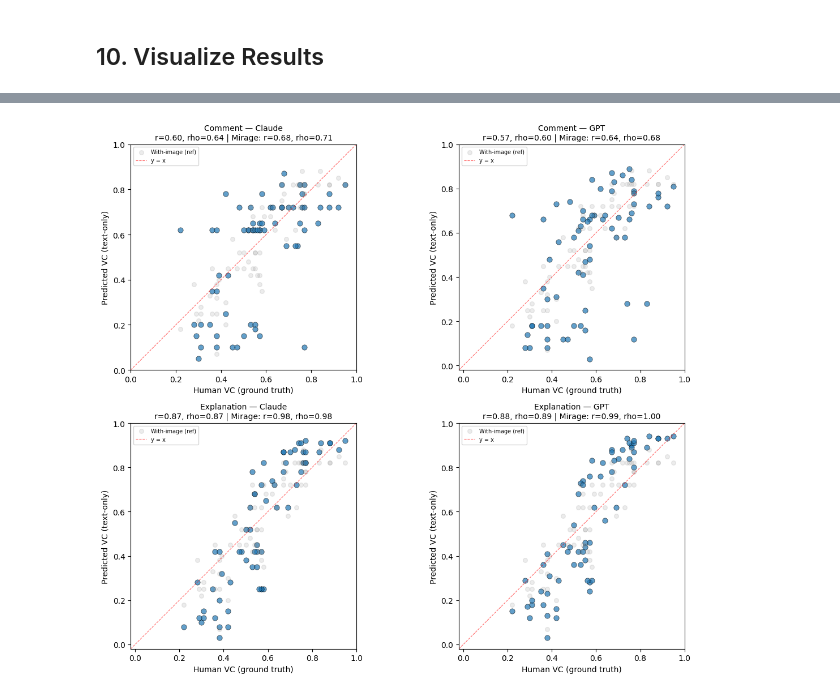
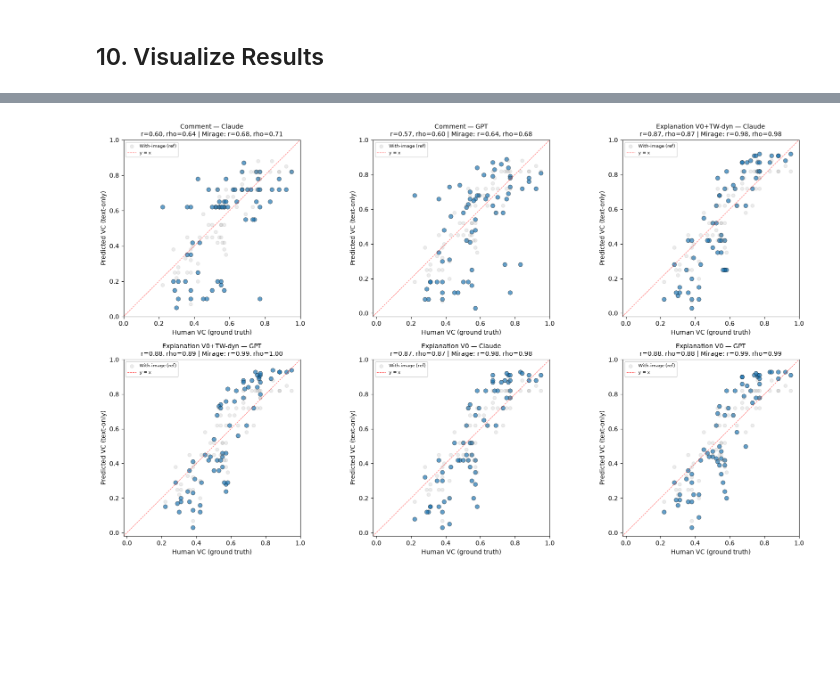
Before and after one commit to mling216/comment-post-processing, a Jupyter notebook: Claude_vc_prediction/Mirage_Score_Analysis.ipynb, the cells around one changed output, grey strips where cells are left out. Saved outputs shown, nothing was run; the diff lists cells and outputs as text; code cells hidden in the pictures; blank space fills up the shorter version.

```diff
--- a/Claude_vc_prediction/Mirage_Score_Analysis.ipynb
+++ b/Claude_vc_prediction/Mirage_Score_Analysis.ipynb
@@ -636,17 +739,21 @@ def compute_correlations(df: pd.DataFrame, pred_col: str, gt_col: str = 'vc_huma
     return r, p_r, rho, p_rho
 
 
-# Conditions: base prompt + explicit-no-image prompt variant
+# Conditions: image reference, text inputs, and explicit-no-image prompt variants
 CONDITIONS = [
     ('With Image\n(v0_tw_dyn)',                    'vc_img'),
     ('Comment\nClaude',                            'vc_comment_claude'),
     ('Comment\nGPT',                               'vc_comment_gpt'),
-    ('Explanation\nClaude',                        'vc_explanation_claude'),
-    ('Explanation\nGPT',                           'vc_explanation_gpt'),
+    ('Explanation\nClaude\n(v0_tw_dyn)',          'vc_explanation_claude'),
+    ('Explanation\nGPT\n(v0_tw_dyn)',             'vc_explanation_gpt'),
+    ('Explanation\nClaude\n(V0)',                 'vc_v0_explanation_claude'),
+    ('Explanation\nGPT\n(V0)',                    'vc_v0_explanation_gpt'),
     ('Comment\nClaude\n(No-image stated)',        'vc_comment_claude_no_image_stated'),
     ('Comment\nGPT\n(No-image stated)',           'vc_comment_gpt_no_image_stated'),
-    ('Explanation\nClaude\n(No-image stated)',    'vc_explanation_claude_no_image_stated'),
-    ('Explanation\nGPT\n(No-image stated)',       'vc_explanation_gpt_no_image_stated'),
+    ('Explanation\nClaude\n(v0_tw_dyn, no-image)', 'vc_explanation_claude_no_image_stated'),
+    ('Explanation\nGPT\n(v0_tw_dyn, no-image)',    'vc_explanation_gpt_no_image_stated'),
+    ('Explanation\nClaude\n(V0, no-image)',       'vc_v0_explanation_claude_no_image_stated'),
+    ('Explanation\nGPT\n(V0, no-image)',          'vc_v0_explanation_gpt_no_image_stated'),
 ]
 
 rows = []
@@ -780,15 +900,16 @@ print('Figure saved.')
 Figure saved.
 # %%
-
-# ── Scatter plots: text-only predicted VC vs human VC ──────────────────────
-fig, axes = plt.subplots(2, 2, figsize=(12, 10))
+# -- Scatter plots: text-only predicted VC vs human VC ----------------------
+fig, axes = plt.subplots(2, 3, figsize=(17, 10))
 axes = axes.flatten()
 
 scatter_conditions = [
-    ('Comment — Claude',      'vc_comment_claude'),
-    ('Comment — GPT',         'vc_comment_gpt'),
-    ('Explanation — Claude',  'vc_explanation_claude'),
-    ('Explanation — GPT',     'vc_explanation_gpt'),
+    ('Comment — Claude',                 'vc_comment_claude'),
+    ('Comment — GPT',                    'vc_comment_gpt'),
+    ('Explanation V0+TW-dyn — Claude',   'vc_explanation_claude'),
+    ('Explanation V0+TW-dyn — GPT',      'vc_explanation_gpt'),
+    ('Explanation V0 — Claude',           'vc_v0_explanation_claude'),
+    ('Explanation V0 — GPT',              'vc_v0_explanation_gpt'),
 ]
 
 for ax, (title, col) in zip(axes, scatter_conditions):
@@ -798,34 +919,34 @@ for ax, (title, col) in zip(axes, scatter_conditions):
         continue
     r, _   = stats.pearsonr(sub[col], sub['vc_human'])
     rho, _ = stats.spearmanr(sub[col], sub['vc_human'])
     row_m  = df_mirage[df_mirage['Column'] == col]
     ms_r   = row_m['Mirage_r'].values[0]   if not row_m.empty else np.nan
     ms_rho = row_m['Mirage_rho'].values[0] if not row_m.empty else np.nan
 
     ax.scatter(sub['vc_human'], sub[col], alpha=0.7, edgecolors='k', linewidths=0.5, s=45)
     # Reference line (image-based predictions vs human, for visual comparison)
     sub_img = df_all[['vc_human', 'vc_img']].dropna()
     ax.scatter(sub_img['vc_human'], sub_img['vc_img'],
                alpha=0.15, color='grey', s=30, label='With-image (ref)')
 
     lo, hi = min(sub['vc_human'].min(), sub[col].min()) - 0.05, \
              max(sub['vc_human'].max(), sub[col].max()) + 0.05
     ax.plot([lo, hi], [lo, hi], 'r--', linewidth=0.8, alpha=0.6, label='y = x')
     ax.set_xlim(lo, hi); ax.set_ylim(lo, hi)
     ax.set_xlabel('Human VC (ground truth)')
     ax.set_ylabel('Predicted VC (text-only)')
     ax.set_title(
         f'{title}\nr={r:.2f}, rho={rho:.2f} | Mirage: r={ms_r:.2f}, rho={ms_rho:.2f}',
         fontsize=10
     )
     ax.legend(fontsize=7)
     ax.set_aspect('equal')
 
 plt.tight_layout()
 plt.savefig(Path('..') / 'figures' / 'mirage_scatter_plots.png', dpi=150, bbox_inches='tight')
 plt.show()
 # %% [output]
-[figure, old version]
+[figure, new version]
 # %%
 
 # ── Summary table ────────────────────────────────────────────────────────────
```
Also changed, not shown: parts of 19 cells of this notebook, 2 other files.
